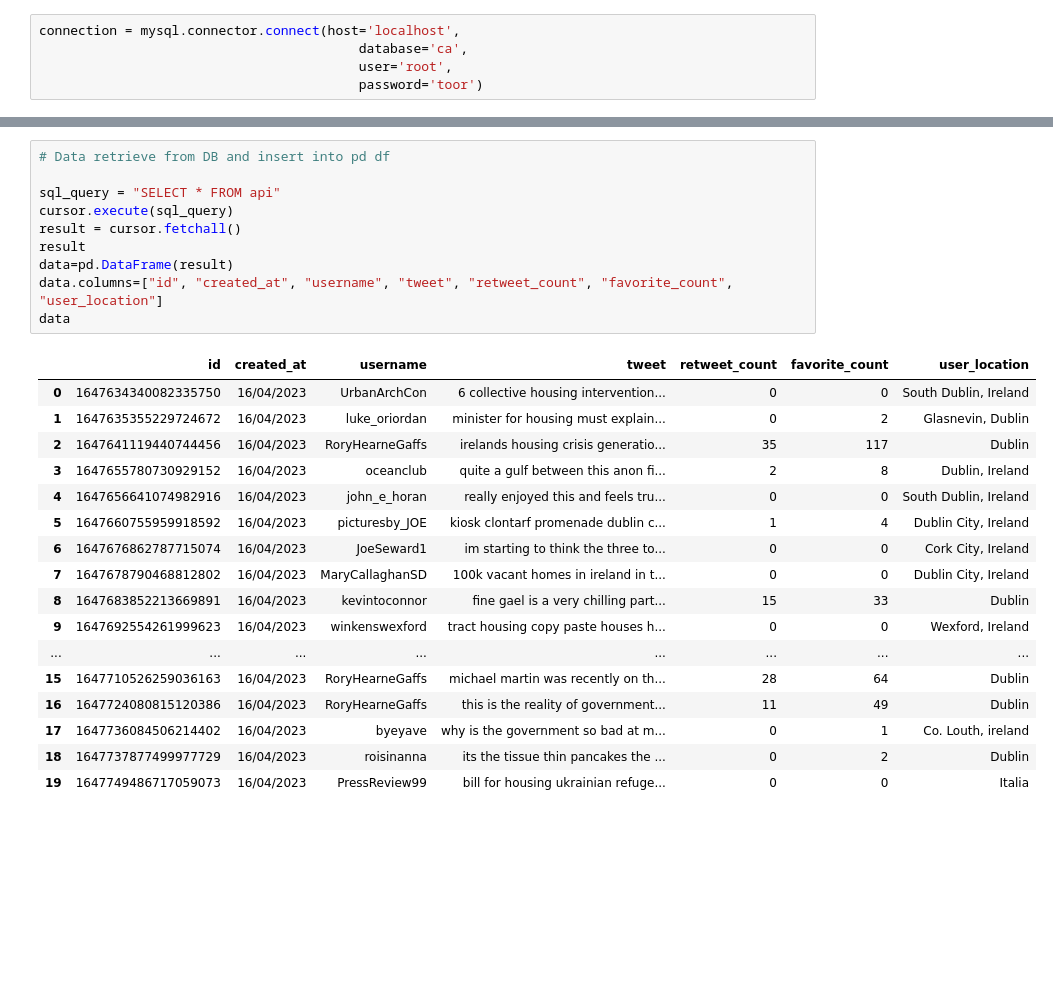
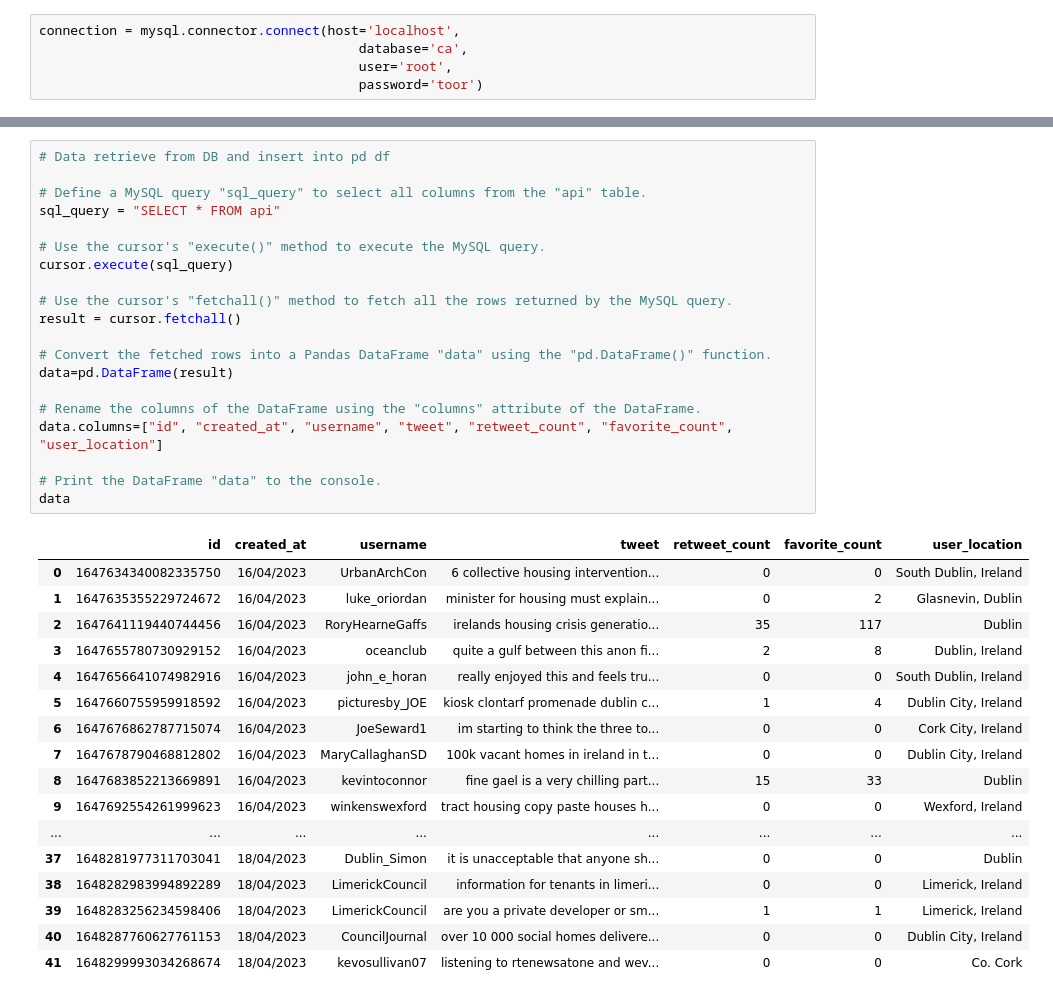
Before and after one commit to VirgilUwaoma/twitterwebscraping, a Jupyter notebook: programming_ca_two.ipynb, the cells around one changed output, grey strips where cells are left out. Drawn from its saved outputs; the diff is of its cells as text; blank space fills up the shorter version.

```diff
--- a/programming_ca_two.ipynb
+++ b/programming_ca_two.ipynb
@@ -162,28 +187,38 @@ INSERT INTO api (id,created_at,username,tweet,retweet_count,favorite_count,user_
 # %%
 # Data retrieve from DB and insert into pd df
 
+# Define a MySQL query "sql_query" to select all columns from the "api" table.
 sql_query = "SELECT * FROM api"
+
+# Use the cursor's "execute()" method to execute the MySQL query.
 cursor.execute(sql_query)
+
+# Use the cursor's "fetchall()" method to fetch all the rows returned by the MySQL query.
 result = cursor.fetchall()
-result
+
+# Convert the fetched rows into a Pandas DataFrame "data" using the "pd.DataFrame()" function.
 data=pd.DataFrame(result)
+
+# Rename the columns of the DataFrame using the "columns" attribute of the DataFrame.
 data.columns=["id", "created_at", "username", "tweet", "retweet_count", "favorite_count", "user_location"]
+
+# Print the DataFrame "data" to the console.
 data
 # %% [output]
 |  | id | created_at | username | tweet | retweet_count | favorite_count | user_location |
 | 0 | 1647634340082335750 | 16/04/2023 | UrbanArchCon | 6 collective housing intervention... | 0 | 0 | South Dublin, Ireland |
 | 1 | 1647635355229724672 | 16/04/2023 | luke_oriordan | minister for housing must explain... | 0 | 2 | Glasnevin, Dublin |
 | 2 | 1647641119440744456 | 16/04/2023 | RoryHearneGaffs | irelands housing crisis generatio... | 35 | 117 | Dublin |
 | 3 | 1647655780730929152 | 16/04/2023 | oceanclub | quite a gulf between this anon fi... | 2 | 8 | Dublin, Ireland |
 | 4 | 1647656641074982916 | 16/04/2023 | john_e_horan | really enjoyed this and feels tru... | 0 | 0 | South Dublin, Ireland |
 | 5 | 1647660755959918592 | 16/04/2023 | picturesby_JOE | kiosk clontarf promenade dublin c... | 1 | 4 | Dublin City, Ireland |
 | 6 | 1647676862787715074 | 16/04/2023 | JoeSeward1 | im starting to think the three to... | 0 | 0 | Cork City, Ireland |
 | 7 | 1647678790468812802 | 16/04/2023 | MaryCallaghanSD | 100k vacant homes in ireland in t... | 0 | 0 | Dublin City, Ireland |
 | 8 | 1647683852213669891 | 16/04/2023 | kevintoconnor | fine gael is a very chilling part... | 15 | 33 | Dublin |
 | 9 | 1647692554261999623 | 16/04/2023 | winkenswexford | tract housing copy paste houses h... | 0 | 0 | Wexford, Ireland |
 | ... | ... | ... | ... | ... | ... | ... | ... |
-| 15 | 1647710526259036163 | 16/04/2023 | RoryHearneGaffs | michael martin was recently on th... | 28 | 64 | Dublin |
-| 16 | 1647724080815120386 | 16/04/2023 | RoryHearneGaffs | this is the reality of government... | 11 | 49 | Dublin |
-| 17 | 1647736084506214402 | 16/04/2023 | byeyave | why is the government so bad at m... | 0 | 1 | Co. Louth, ireland |
-| 18 | 1647737877499977729 | 16/04/2023 | roisinanna | its the tissue thin pancakes the ... | 0 | 2 | Dublin |
-| 19 | 1647749486717059073 | 16/04/2023 | PressReview99 | bill for housing ukrainian refuge... | 0 | 0 | Italia |
+| 37 | 1648281977311703041 | 18/04/2023 | Dublin_Simon | it is unacceptable that anyone sh... | 0 | 0 | Dublin |
+| 38 | 1648282983994892289 | 18/04/2023 | LimerickCouncil | information for tenants in limeri... | 0 | 0 | Limerick, Ireland |
+| 39 | 1648283256234598406 | 18/04/2023 | LimerickCouncil | are you a private developer or sm... | 1 | 1 | Limerick, Ireland |
+| 40 | 1648287760627761153 | 18/04/2023 | CouncilJournal | over 10 000 social homes delivere... | 0 | 0 | Dublin City, Ireland |
+| 41 | 1648299993034268674 | 18/04/2023 | kevosullivan07 | listening to rtenewsatone and wev... | 0 | 0 | Co. Cork |
```
Also changed, not shown: parts of 7 cells of this notebook.
